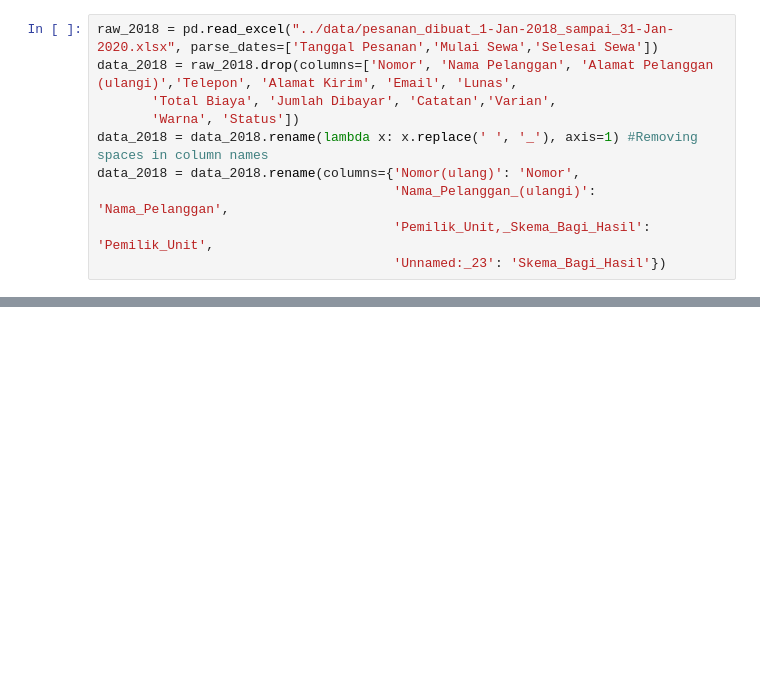
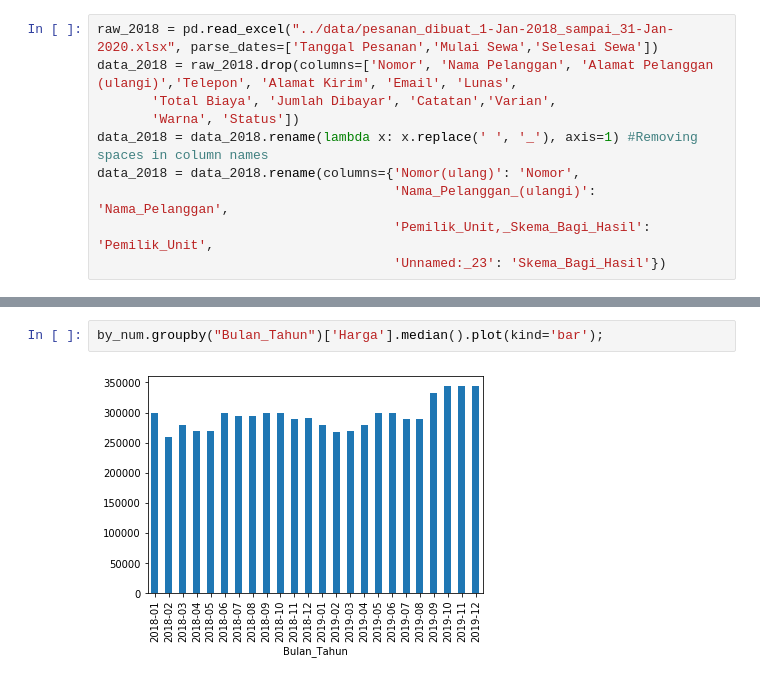
Before and after one commit to akharina/babyloania, a Jupyter notebook: 1. EDA.ipynb, the cells around one changed output, grey strips where cells are left out. Cells and saved outputs as stored; diff of their text form; blank space fills up the shorter version.

```diff
--- a/1. EDA.ipynb
+++ b/1. EDA.ipynb
@@ -100,0 +1413,4 @@ Name: Kode_Unit, Length: 2133, dtype: int64
+# %%
+by_num.groupby("Bulan_Tahun")['Harga'].median().plot(kind='bar');
+# %% [output]
+[figure, added]
```
Also changed, not shown: parts of 56 cells of this notebook.
